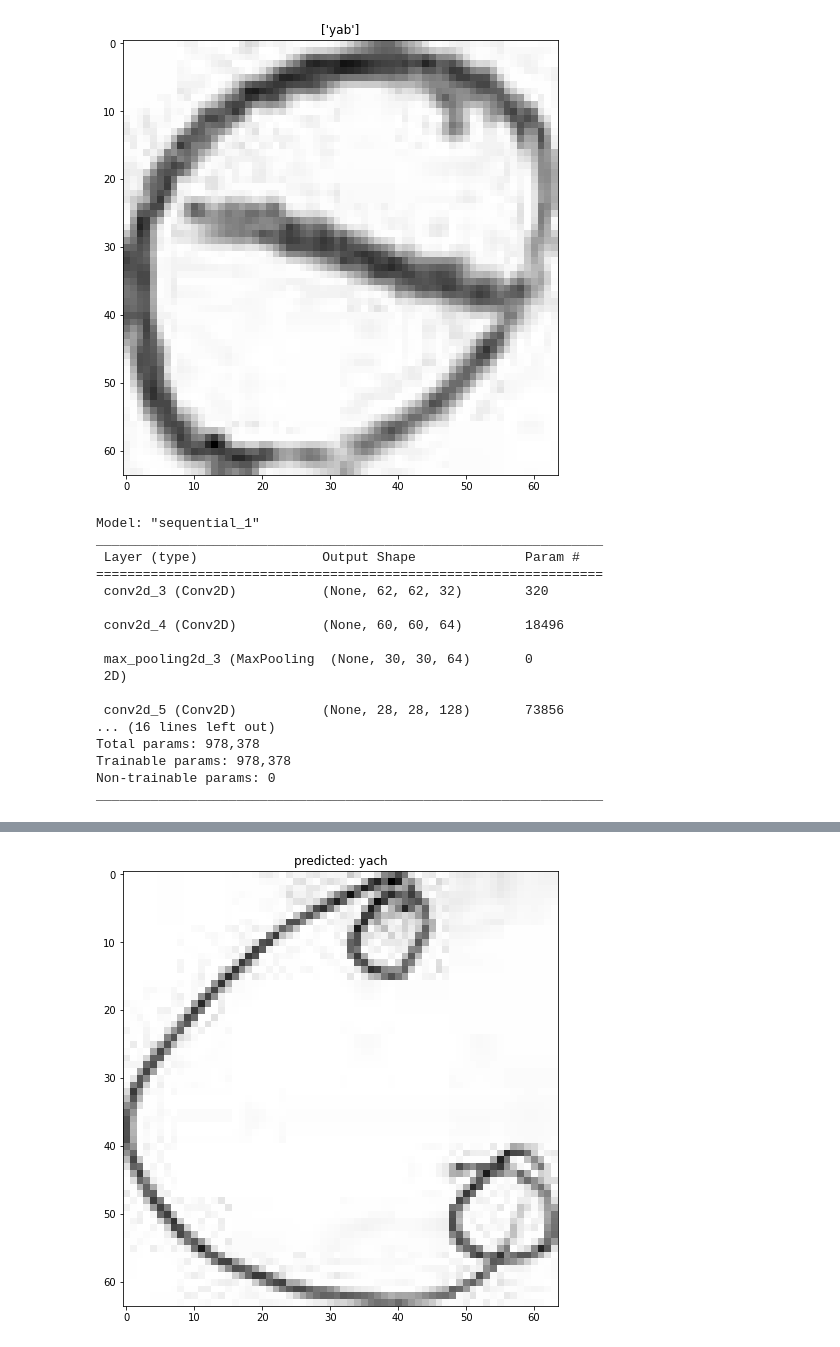
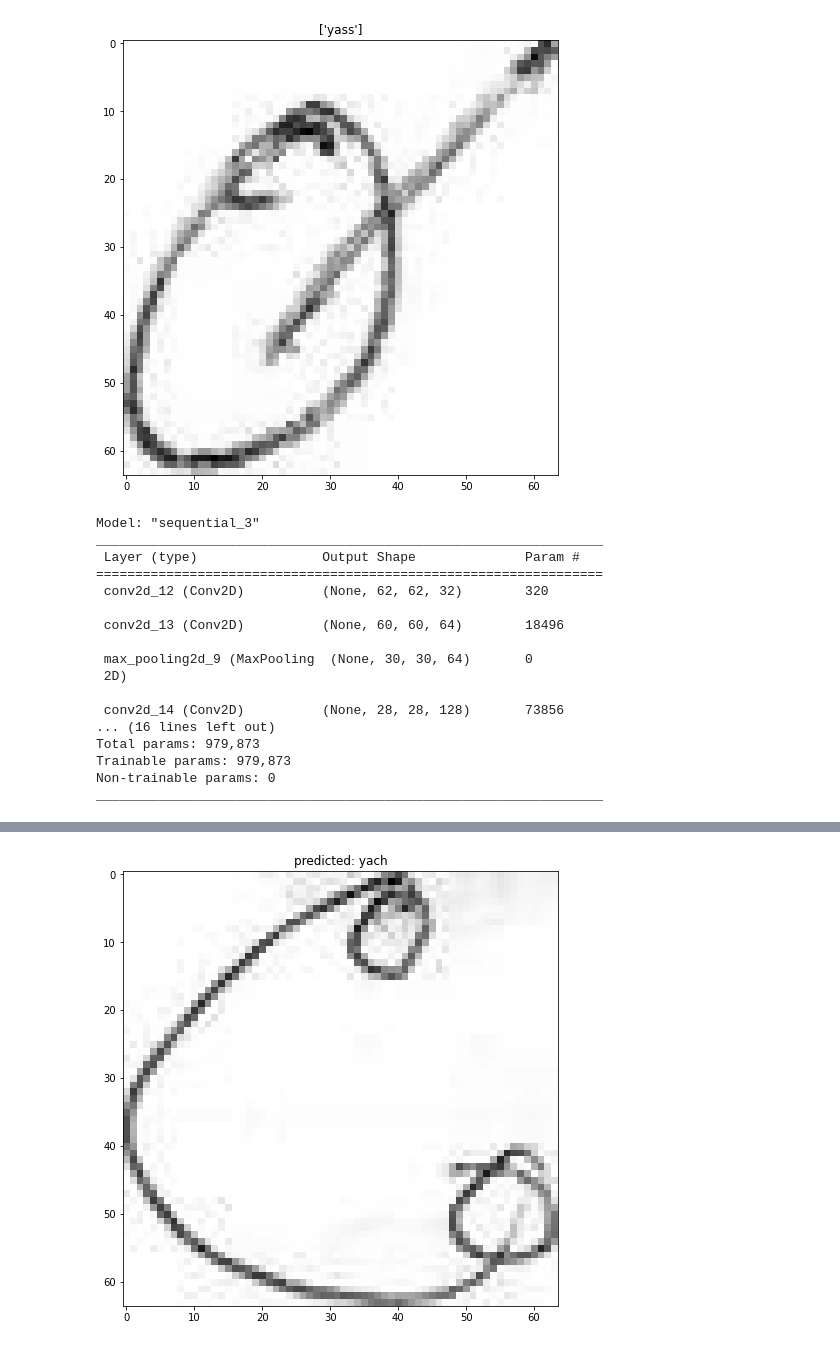
Before and after one commit to younes3334/Tifinagh-Recognition-Model, a Jupyter notebook: Builduing_model_area.ipynb, the cells around one changed output, grey strips where cells are left out. Drawn from its saved outputs; the diff is of its cells as text; code cells hidden in the pictures.

```diff
--- a/Builduing_model_area.ipynb
+++ b/Builduing_model_area.ipynb
@@ -33,7 +33,7 @@ dataset_dir = r"dataset"
 images_dir = os.path.join(dataset_dir, "AMHCD_64")
 images = []
 labels = []
-for folder in os.listdir(images_dir)[:3]:
+for folder in os.listdir(images_dir):
     print("reading images from folder: ", folder)
     for file in os.listdir(os.path.join(images_dir, folder)):
         image = cv2.imread(os.path.join(images_dir, folder, file))
@@ -70,11 +82,11 @@ X_train, X_test, y_train, y_test = train_test_split(images, labels, test_size=0.
 # %%
 # show the first image in the training set with its label
 plt.figure(figsize=(8, 8))
-plt.imshow(X_train[0], cmap="gray")
-plt.title(label_encoder.inverse_transform([y_train[0]]))
+plt.imshow(X_test[0], cmap="gray")
+plt.title(label_encoder.inverse_transform([y_test[0]]))
 plt.show()
 # %% [output]
-[figure, old version]
+[figure, new version]
 # %%
 # create the model using the Sequential class from the Keras library
 #####################################################################
@@ -101,26 +113,26 @@ model.add(Conv2D(256, kernel_size=(3, 3), activation="relu"))
 model.add(MaxPooling2D(pool_size=(2, 2)))
 model.add(Flatten())
 model.add(Dense(64, activation="relu"))
-model.add(Dense(10, activation="softmax"))
+model.add(Dense(33, activation="softmax"))
 
 # show the model summary
 model.summary()
 # %% [output]
-Model: "sequential_1"
+Model: "sequential_3"
 _________________________________________________________________
  Layer (type)                Output Shape              Param #
 =================================================================
- conv2d_3 (Conv2D)           (None, 62, 62, 32)        320
+ conv2d_12 (Conv2D)          (None, 62, 62, 32)        320
 
- conv2d_4 (Conv2D)           (None, 60, 60, 64)        18496
+ conv2d_13 (Conv2D)          (None, 60, 60, 64)        18496
 
- max_pooling2d_3 (MaxPooling  (None, 30, 30, 64)       0
+ max_pooling2d_9 (MaxPooling  (None, 30, 30, 64)       0
  2D)
 
- conv2d_5 (Conv2D)           (None, 28, 28, 128)       73856
+ conv2d_14 (Conv2D)          (None, 28, 28, 128)       73856
 ... (16 lines left out)
-Total params: 978,378
-Trainable params: 978,378
+Total params: 979,873
+Trainable params: 979,873
 Non-trainable params: 0
 _________________________________________________________________
 # %%
```
Also changed, not shown: parts of 7 cells of this notebook, 3 other files.
